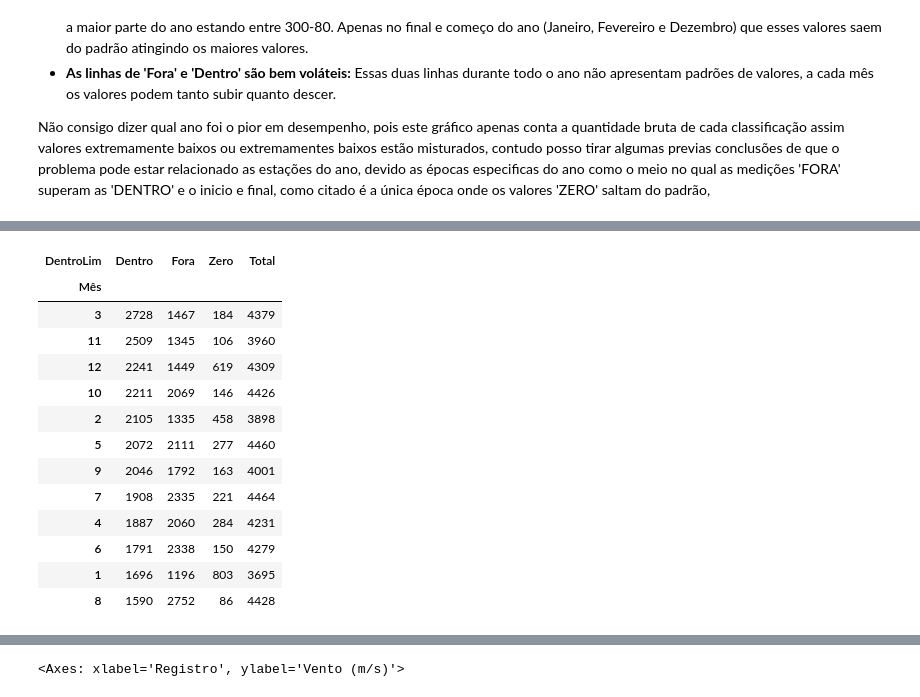
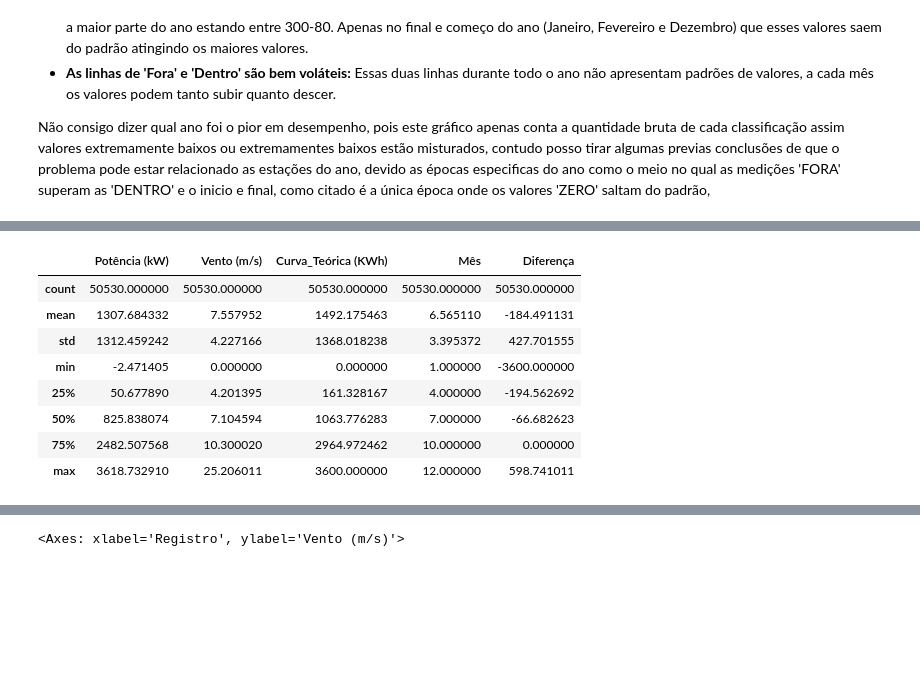
Before and after one commit to EduarAmaral/analisedados, a Jupyter notebook: EnergiaSolar.ipynb, the cells around one changed output, grey strips where cells are left out. Saved outputs shown, nothing was run; the diff lists cells and outputs as text; code cells hidden in the pictures; blank space fills up the shorter version.

```diff
--- a/EnergiaSolar.ipynb
+++ b/EnergiaSolar.ipynb
@@ -161,12 +163,13 @@ Por meio do gráfico é possivel ver que os valores fora do limite se apresentam
 Como as medições foram feitas de 10 em 10 minutos durante o ano todo, podemos procurar uma fonte das medições fora do padrão, fazendo um filtro por **Mês** e pelas classificações de Limite (**DentroLim**)
 # %%
 #Extraindo os Dados de mês da coluna Registro na coluna Mês
-Energia.Mês = Energia.Registro.dt.month
+Energia['Mês'] = Energia.Registro.dt.month
 
 #Agrupando e contando os dados por mês e classificação
 group = Energia.groupby(['Mês', 'DentroLim']).size().unstack(fill_value=0)
 
 #Criando um gráfico de linhas para o agrupamento.
+
 with plt.style.context('grayscale'):
     figure(figsize=(10, 6), )
     for clas in group.columns:
@@ -204,34 +211,3 @@ Não consigo dizer qual ano foi o pior em desempenho, pois este gráfico apenas
 # %%
-##### import pandas as pd
-import matplotlib.pyplot as plt
-from adjustText import adjust_text
-
-# Suponha que você tenha um DataFrame chamado df com as colunas "Mês", "Item1", "Item2" e "Item3".
-Energia['Mês'] = Energia['Registro'].dt.month
-# Agrupe os dados por mês e some as vendas de cada item
-total_vendas = Energia.groupby(['Mês', 'DentroLim']).size().unstack(fill_value=0)
-#display(total_vendas)
-# Crie um gráfico de linhas
-figure(figsize=(10, 6))
-for produto in total_vendas.columns:
-    plt.plot(total_vendas.index, total_vendas[produto], label=produto, color=cores.get(produto, 'black'))
-
-# Adicione rótulos e título
-plt.xlabel('Mês')
-plt.ylabel('Total de Vendas')
-plt.title('Total de Vendas Mensais por Item')
-
-# Adicione uma legenda
-plt.legend()
-texts = []
-for produto in total_vendas.columns:
-    for mes, total in enumerate(total_vendas[produto]):
-        text = plt.text(mes, total, str(total), fontsize=10, color='black')
-        texts.append(text)
-
-# Use o adjustText para ajustar automaticamente os rótulos e evitar sobreposições
-adjust_text(texts, only_move={'points':'y', 'texts':'y'})
-
-# Exiba o gráfico
-plt.show()
+Energia.value_counts('Mês').sort_index()
 # %% [output]
@@ -253,18 +228,14 @@ plt.show()
 # %%
-total_vendas['Total'] = total_vendas['Dentro'] + total_vendas['Fora'] + total_vendas['Zero']
-total_vendas.sort_values(by='Dentro', ascending=False)
+#Criação da coluna de diferença entre a energia real gerada e o esperada
+Energia['Diferença'] = Energia['Potência (kW)'] - Energia['Curva_Teórica (KWh)']
+Energia.describe()
 # %% [output]
-| DentroLim | Dentro | Fora | Zero | Total |
-| Mês |  |  |  |  |
-| 3 | 2728 | 1467 | 184 | 4379 |
-| 11 | 2509 | 1345 | 106 | 3960 |
-| 12 | 2241 | 1449 | 619 | 4309 |
-| 10 | 2211 | 2069 | 146 | 4426 |
-| 2 | 2105 | 1335 | 458 | 3898 |
-| 5 | 2072 | 2111 | 277 | 4460 |
-| 9 | 2046 | 1792 | 163 | 4001 |
-| 7 | 1908 | 2335 | 221 | 4464 |
-| 4 | 1887 | 2060 | 284 | 4231 |
-| 6 | 1791 | 2338 | 150 | 4279 |
-| 1 | 1696 | 1196 | 803 | 3695 |
-| 8 | 1590 | 2752 | 86 | 4428 |
+|  | Potência (kW) | Vento (m/s) | Curva_Teórica (KWh) | Mês | Diferença |
+| count | 50530.000000 | 50530.000000 | 50530.000000 | 50530.000000 | 50530.000000 |
+| mean | 1307.684332 | 7.557952 | 1492.175463 | 6.565110 | -184.491131 |
+| std | 1312.459242 | 4.227166 | 1368.018238 | 3.395372 | 427.701555 |
+| min | -2.471405 | 0.000000 | 0.000000 | 1.000000 | -3600.000000 |
+| 25% | 50.677890 | 4.201395 | 161.328167 | 4.000000 | -194.562692 |
+| 50% | 825.838074 | 7.104594 | 1063.776283 | 7.000000 | -66.682623 |
+| 75% | 2482.507568 | 10.300020 | 2964.972462 | 10.000000 | 0.000000 |
+| max | 3618.732910 | 25.206011 | 3600.000000 | 12.000000 | 598.741011 |
```
Also changed, not shown: parts of 10 cells of this notebook.
